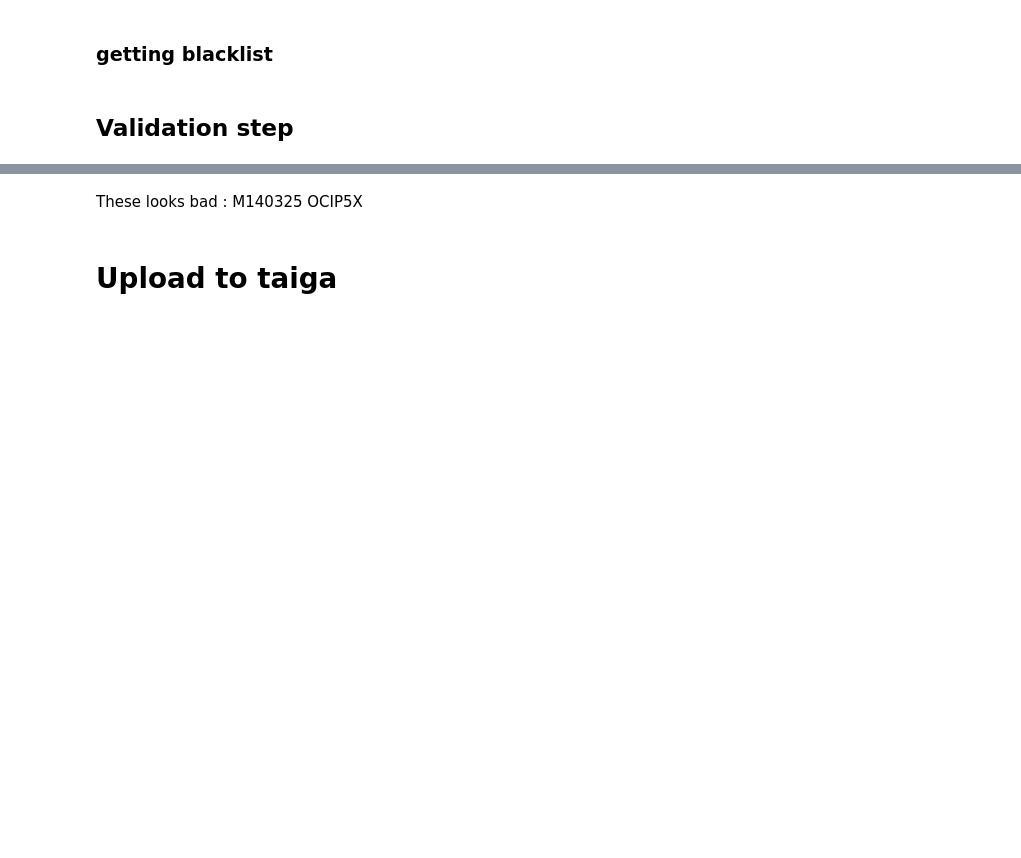
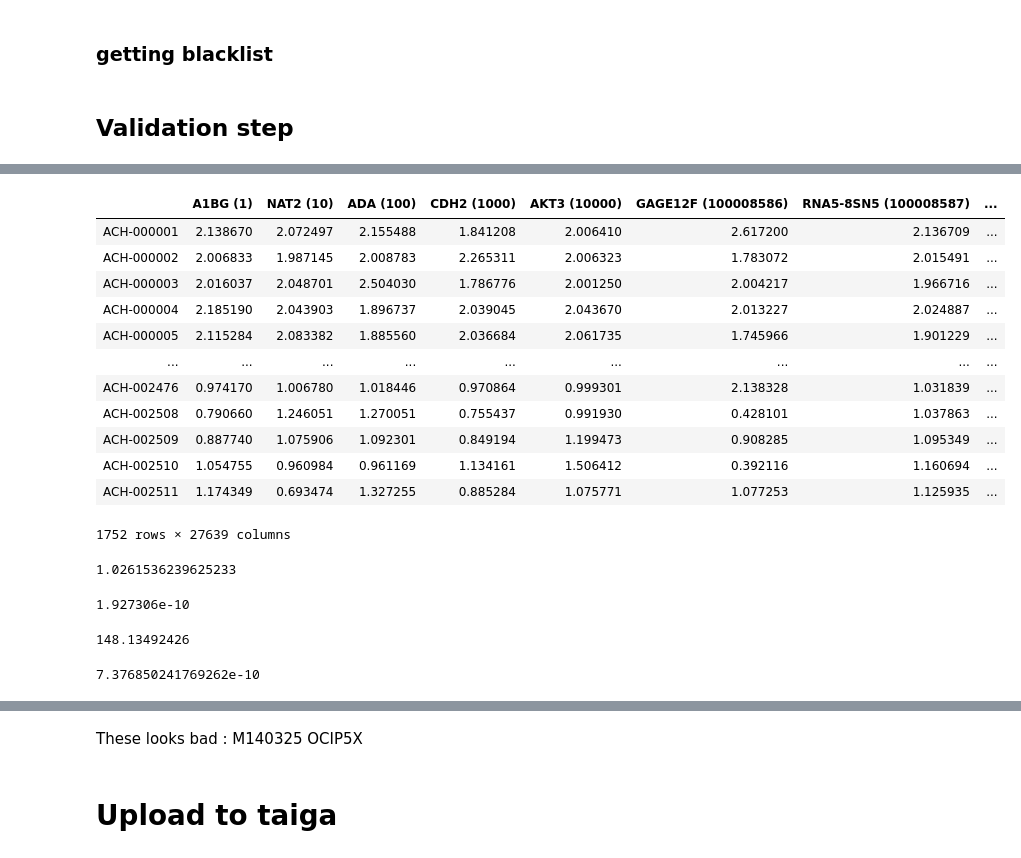
Before and after one commit to broadinstitute/depmap_omics, a Jupyter notebook: Copy_Number_CCLE.ipynb, the cells around one changed output, grey strips where cells are left out. Drawn from its saved outputs; the diff is of its cells as text; code cells hidden in the pictures; blank space fills up the shorter version.

```diff
--- a/Copy_Number_CCLE.ipynb
+++ b/Copy_Number_CCLE.ipynb
@@ -188,0 +236,24 @@ sep = ',', quote = F, row.names = T)
+# %%
+genecn
+# %% [output]
+|  | A1BG (1) | NAT2 (10) | ADA (100) | CDH2 (1000) | AKT3 (10000) | GAGE12F (100008586) | RNA5-8SN5 (100008587) | ... |
+| ACH-000001 | 2.138670 | 2.072497 | 2.155488 | 1.841208 | 2.006410 | 2.617200 | 2.136709 | ... |
+| ACH-000002 | 2.006833 | 1.987145 | 2.008783 | 2.265311 | 2.006323 | 1.783072 | 2.015491 | ... |
+| ACH-000003 | 2.016037 | 2.048701 | 2.504030 | 1.786776 | 2.001250 | 2.004217 | 1.966716 | ... |
+| ACH-000004 | 2.185190 | 2.043903 | 1.896737 | 2.039045 | 2.043670 | 2.013227 | 2.024887 | ... |
+| ACH-000005 | 2.115284 | 2.083382 | 1.885560 | 2.036684 | 2.061735 | 1.745966 | 1.901229 | ... |
+| ... | ... | ... | ... | ... | ... | ... | ... | ... |
+| ACH-002476 | 0.974170 | 1.006780 | 1.018446 | 0.970864 | 0.999301 | 2.138328 | 1.031839 | ... |
+| ACH-002508 | 0.790660 | 1.246051 | 1.270051 | 0.755437 | 0.991930 | 0.428101 | 1.037863 | ... |
+| ACH-002509 | 0.887740 | 1.075906 | 1.092301 | 0.849194 | 1.199473 | 0.908285 | 1.095349 | ... |
+| ACH-002510 | 1.054755 | 0.960984 | 0.961169 | 1.134161 | 1.506412 | 0.392116 | 1.160694 | ... |
+| ACH-002511 | 1.174349 | 0.693474 | 1.327255 | 0.885284 | 1.075771 | 1.077253 | 1.125935 | ... |
+1752 rows × 27639 columns
+# %%
+wes_19Q3_gene.values.mean()
+# %% [output]
+1.0261536239625233
+# %%
+wes_19Q3_gene.values.min()
+# %% [output]
+1.927306e-10
@@ -188,0 +262,8 @@ sep = ',', quote = F, row.names = T)
+# %%
+genecn.values.min()
+# %% [output]
+148.13492426
+# %%
+2**(1.06425452573e-09)-1
+# %% [output]
+7.376850241769262e-10
```
Also changed, not shown: parts of 14 cells of this notebook, 1 other file.
